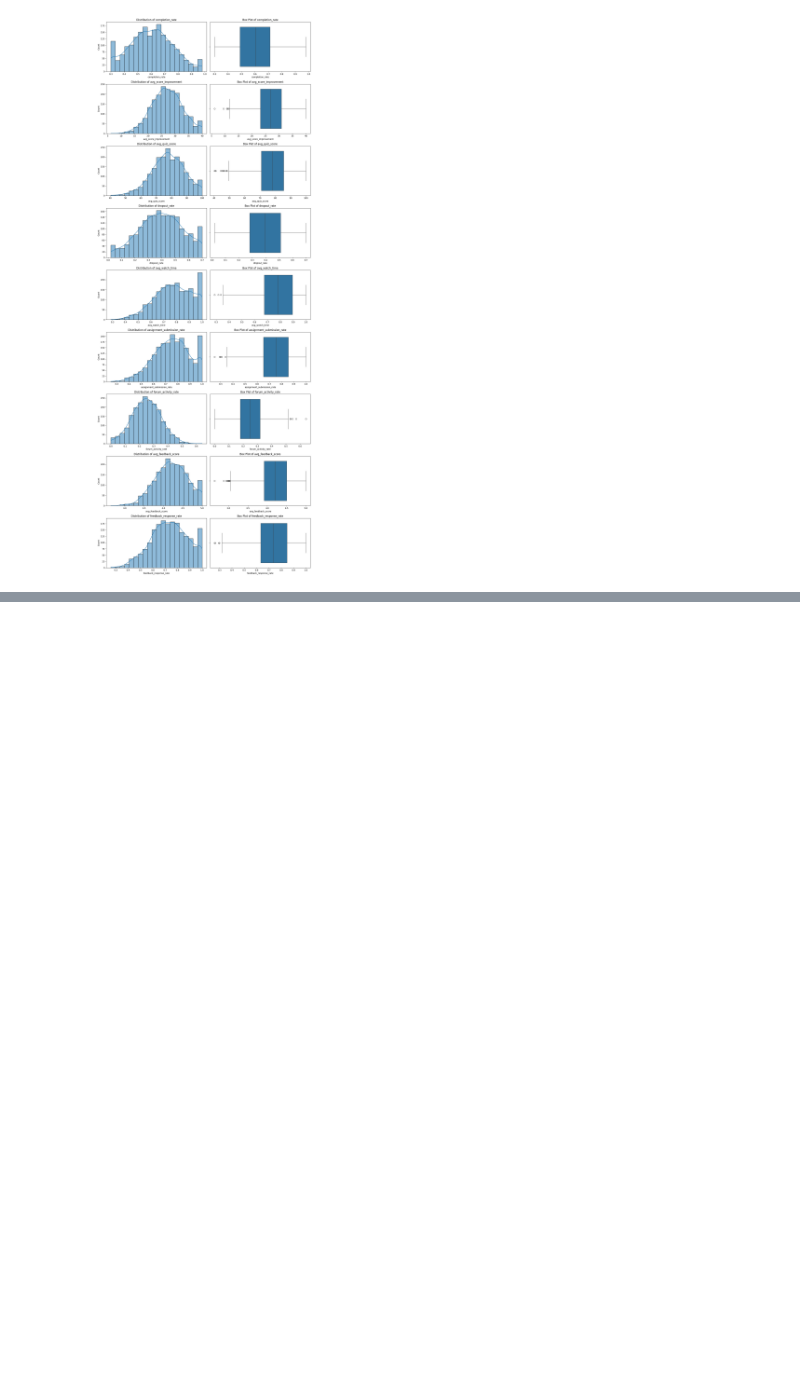
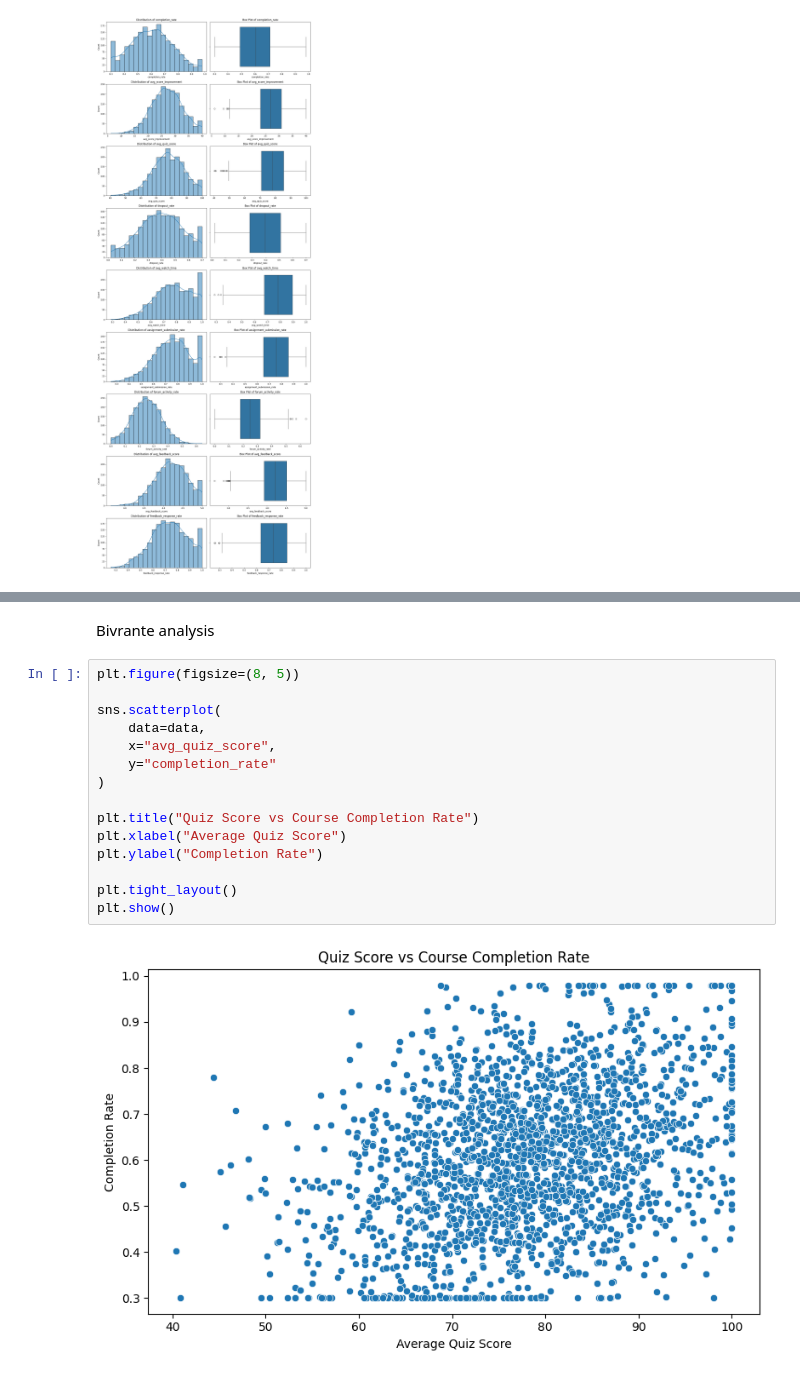
Before and after one commit to AJ0043/Instructor-Effectiveness-Modeling-EdTech-Context-, a Jupyter notebook: Untitled20.ipynb, the cells around one changed output, grey strips where cells are left out. Drawn from its saved outputs; the diff is of its cells as text; blank space fills up the shorter version.

```diff
--- a/Untitled20.ipynb
+++ b/Untitled20.ipynb
@@ -635,0 +695,19 @@ plt.show()
+# %% [markdown]
+Bivrante analysis
+# %%
+plt.figure(figsize=(8, 5))
+
+sns.scatterplot(
+    data=data,
+    x="avg_quiz_score",
+    y="completion_rate"
+)
+
+plt.title("Quiz Score vs Course Completion Rate")
+plt.xlabel("Average Quiz Score")
+plt.ylabel("Completion Rate")
+
+plt.tight_layout()
+plt.show()
+# %% [output]
+[figure, added]
```
Also changed, not shown: parts of 8 cells of this notebook.
